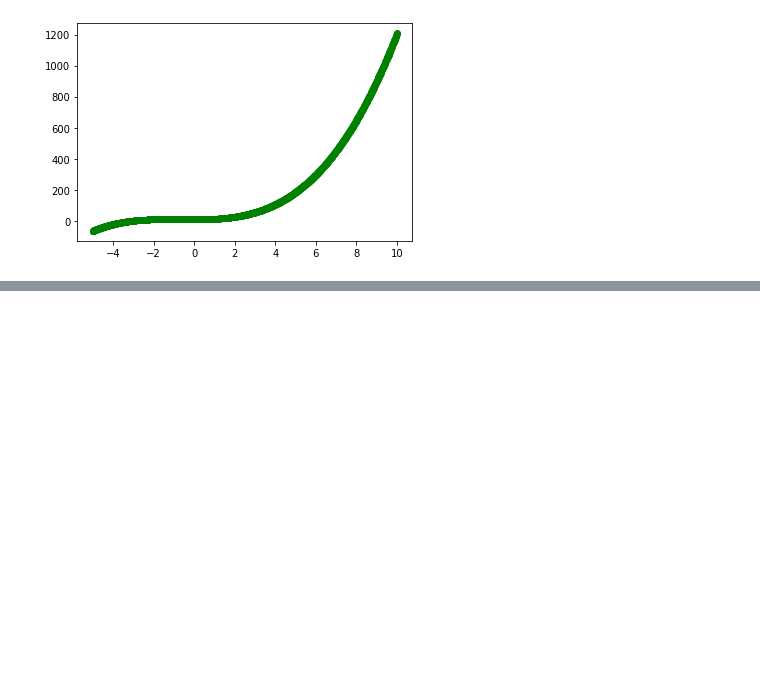
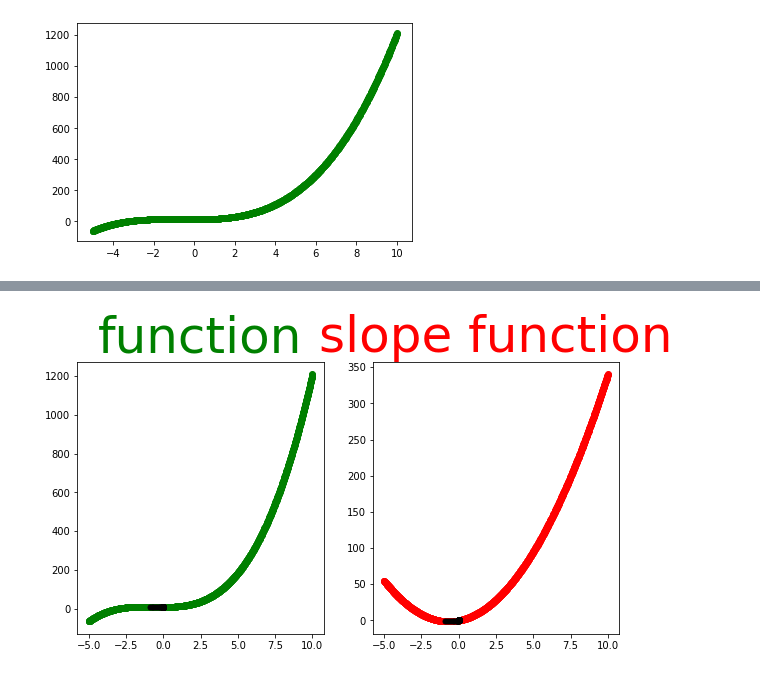
Before and after one commit to NithishC/ColabNotebook, a Jupyter notebook: simplefunction.ipynb, the cells around one changed output, grey strips where cells are left out. Saved outputs shown, nothing was run; the diff lists cells and outputs as text; code cells hidden in the pictures; blank space fills up the shorter version.

```diff
--- a/simplefunction.ipynb
+++ b/simplefunction.ipynb
@@ -33,0 +59,14 @@ plt.show()
+# %%
+plt.figure(figsize=[15,5])
+plt.subplot(1,3,1)
+plt.title("function",{'fontsize':50,'color':'Green'})
+plt.scatter(x,fun(x),c='g',)
+xx=np.array(x_list)
+plt.scatter(x_list,fun(xx),c='black',s=25)
+plt.subplot(1,3,2)
+plt.title("slope function",{'fontsize':50,'color':'Red'})
+plt.scatter(x,df(x),c='r')
+plt.scatter(x_list,df(xx),c='black',s=25)
+plt.show()
+# %% [output]
+[figure, added]
```
Also changed, not shown: parts of 2 cells of this notebook.
